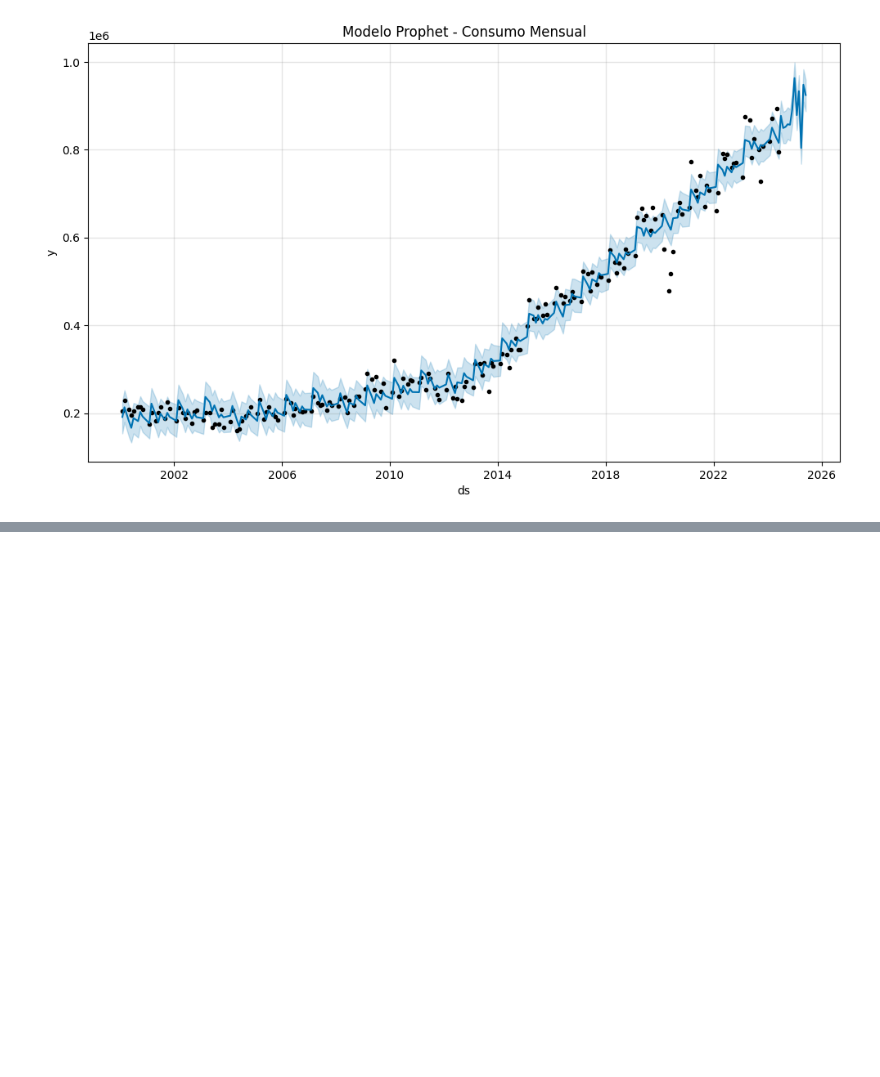
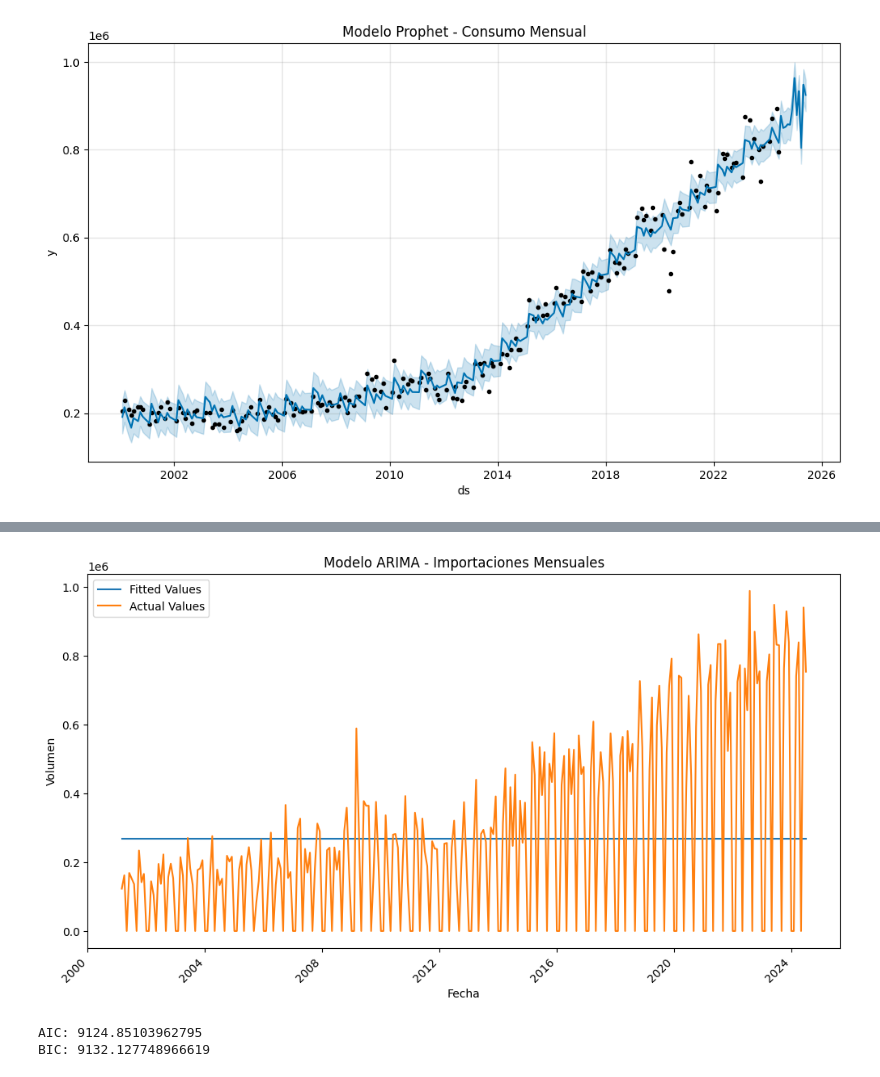
Before and after one commit to Sebas021210/Lab2-DS, a Jupyter notebook: Lab2.ipynb, the cells around one changed output, grey strips where cells are left out. Cells and saved outputs as stored; diff of their text form; code cells hidden in the pictures; blank space fills up the shorter version.

```diff
--- a/Lab2.ipynb
+++ b/Lab2.ipynb
@@ -320,0 +388,4 @@ plt.show()
+# %%
+# Parametros del Modelo ARIMA
+auto_model = auto_arima(importaciones_mensuales_columna, seasonal=True, m=12)
+print(auto_model.summary())
@@ -320,0 +410,21 @@ plt.show()
+# %%
+# Modelos ARIMA
+best_model = ARIMA(importaciones_mensuales_columna, order=auto_model.order)
+best_fit = best_model.fit()
+
+plt.figure(figsize=(12, 6))
+plt.plot(best_fit.fittedvalues, label='Fitted Values')
+plt.plot(importaciones_mensuales_columna, label='Actual Values')
+plt.legend()
+plt.title('Modelo ARIMA - Importaciones Mensuales')
+plt.xlabel('Fecha')
+plt.ylabel('Volumen')
+plt.xticks(rotation=45, ha='right')
+plt.show()
+
+print(f'AIC: {best_fit.aic}')
+print(f'BIC: {best_fit.bic}')
+# %% [output]
+[figure, added]
+AIC: 9124.85103962795
+BIC: 9132.127748966619
```
Also changed, not shown: parts of 19 cells of this notebook.
